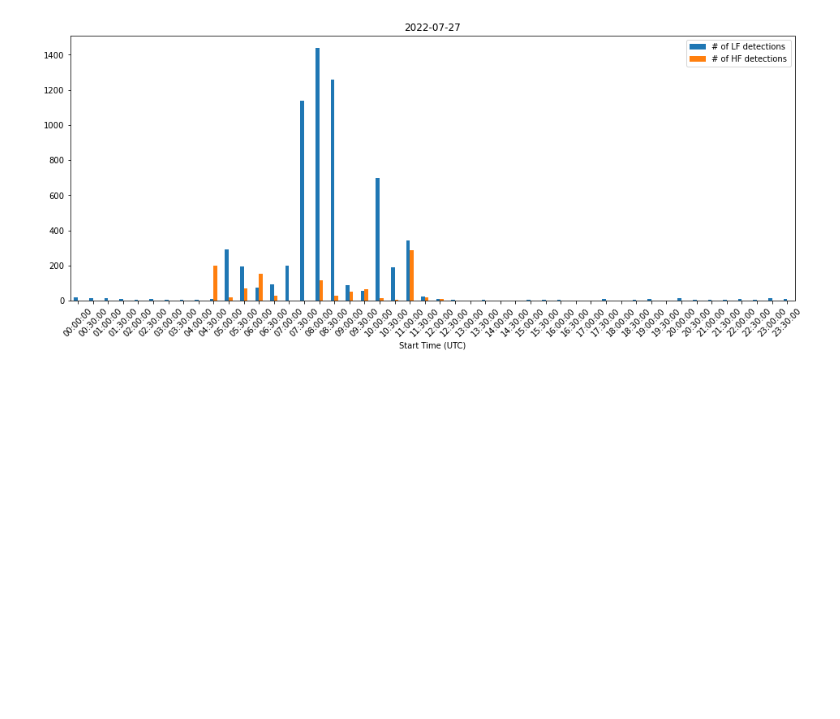
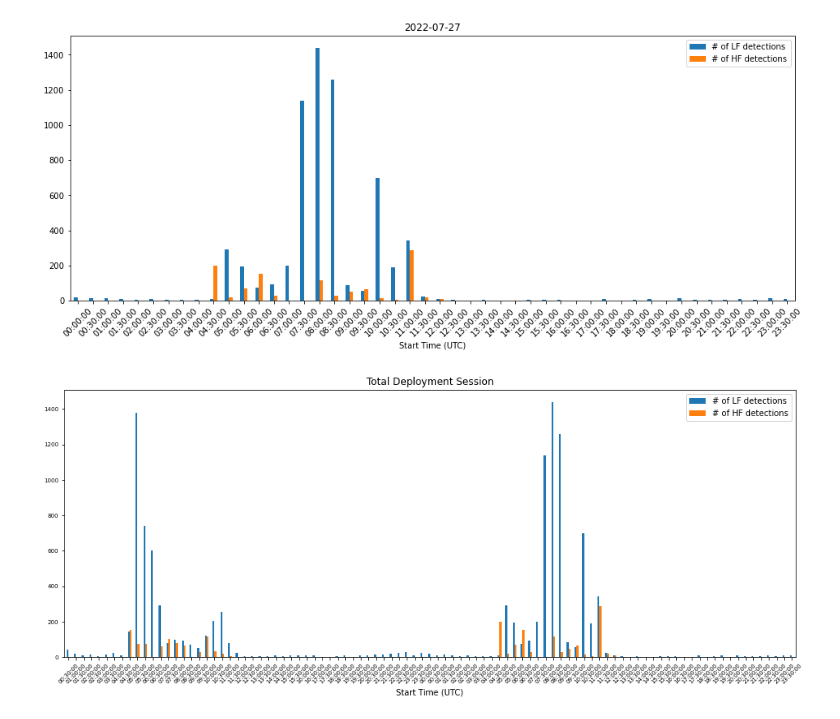
Before and after one commit to uw-echospace/ubna-field, a Jupyter notebook: notebooks/call_number_plotter.ipynb, the cells around one changed output. Drawn from its saved outputs; the diff is of its cells as text; code cells hidden in the pictures; blank space fills up the shorter version.

```diff
--- a/notebooks/call_number_plotter.ipynb
+++ b/notebooks/call_number_plotter.ipynb
@@ -115,9 +99,9 @@ def plot_separate(DATE, SD_CARD_NUM, AUDIO_DUR, save=True):
             save_path = Path(f"{recover_folder}/{date}.png")
             fig.savefig(save_path, facecolor='w')
 # %%
-def plot_total(DATE, SD_CARD_NUM, AUDIO_DUR):
+def plot_total(recover_folder):
 
     # Generate DataFrame to be plotted as a bar graph of LF/HF detections vs. time
-    df = generate_df(DATE, SD_CARD_NUM, AUDIO_DUR)
+    df = generate_df(recover_folder)
 
     df.plot.bar(x="Start Time (UTC)", title="Total Deployment Session", figsize=(16, 6), fontsize=7, rot=45)
@@ -146,0 +136,4 @@ plot_total(DATE, SD_CARD_NUM<)
+# %%
+plot_total(f"recover-{DATE}-{SD_CARD_NUM}-detect")
+# %% [output]
+[figure, added]
```
Also changed, not shown: parts of 10 cells of this notebook.
